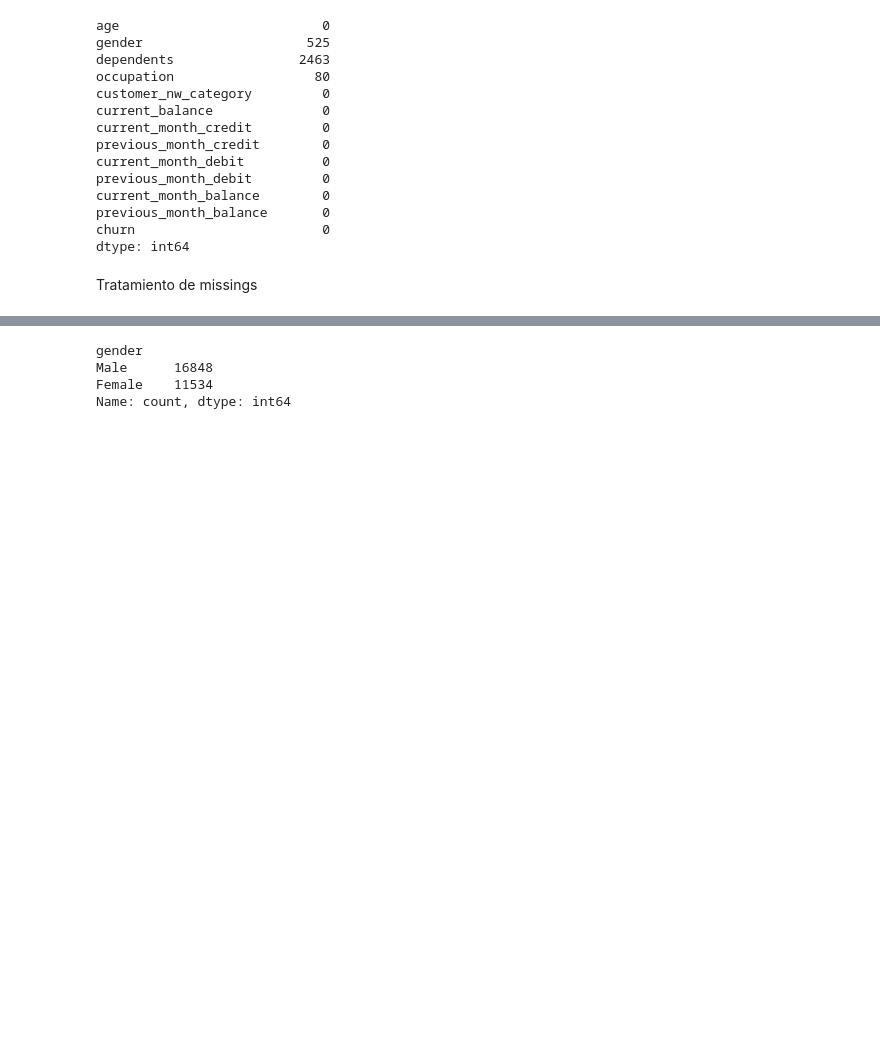
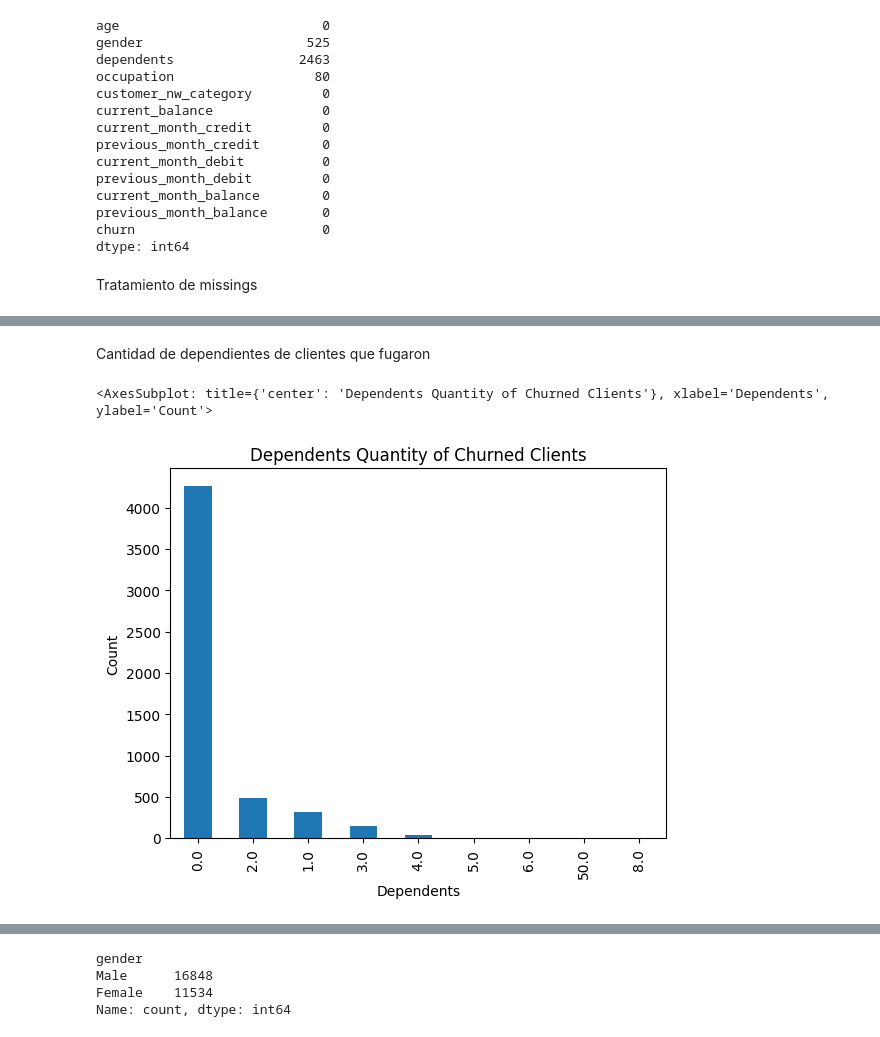
Before and after one commit to LuisBDev/Modelo-de-Prediccion-Fuga-de-Clientes-Banca-NJIT, a Jupyter notebook: Project_BankChurn_Classifier.ipynb, the cells around one changed output, grey strips where cells are left out. Saved outputs shown, nothing was run; the diff lists cells and outputs as text; code cells hidden in the pictures; blank space fills up the shorter version.

```diff
--- a/Project_BankChurn_Classifier.ipynb
+++ b/Project_BankChurn_Classifier.ipynb
@@ -66,0 +91,9 @@ df_clean["occupation"].fillna(method='bfill', inplace=True)
+# %% [markdown]
+Cantidad de dependientes de clientes que fugaron
+# %%
+churned_clients = df_clean[df_clean['churn'] == 1]
+dependents_churned = churned_clients['dependents'].value_counts()
+dependents_churned.plot(kind='bar', xlabel='Dependents', ylabel='Count', title='Dependents Quantity of Churned Clients')
+# %% [output]
+<AxesSubplot: title={'center': 'Dependents Quantity of Churned Clients'}, xlabel='Dependents', ylabel='Count'>
+[figure, added]
```
Also changed, not shown: parts of 22 cells of this notebook, 1 other file.
